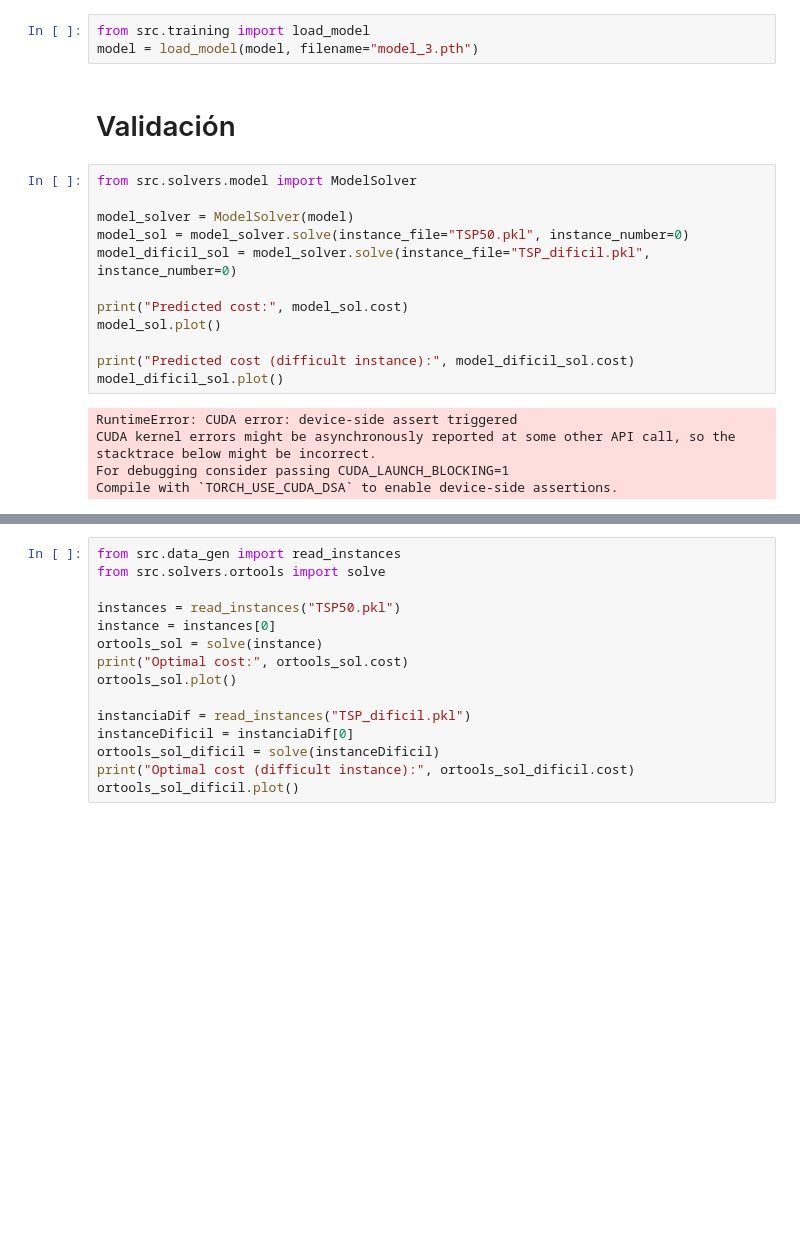
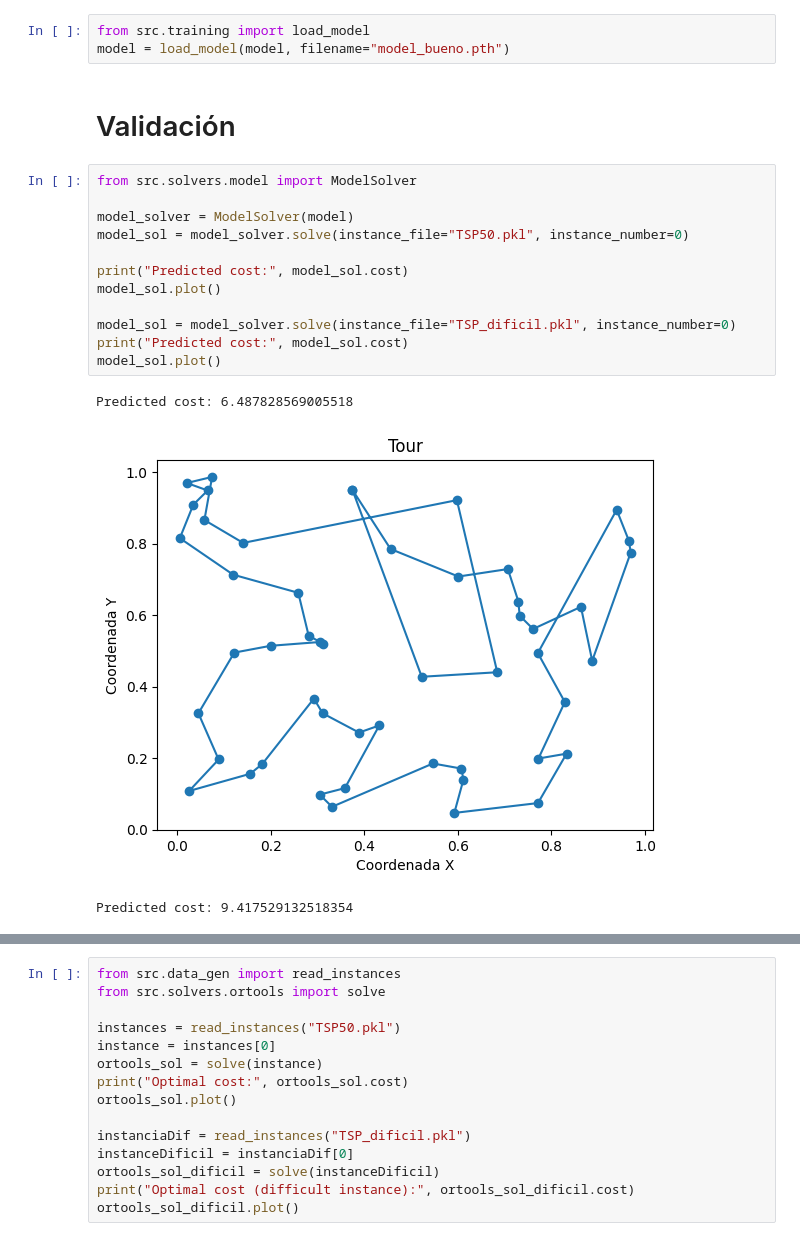
Before and after one commit to felipe-astudillo-s/TransformerTSP, a Jupyter notebook: frameworkTsp/main.ipynb, the cells around one changed output, grey strips where cells are left out. Drawn from its saved outputs; the diff is of its cells as text; blank space fills up the shorter version.

Commit message:
probando modelos nuevos

```diff
--- a/frameworkTsp/main.ipynb
+++ b/frameworkTsp/main.ipynb
@@ -60,23 +79,22 @@ from src.training import save_model
 save_model(model, filename="model_bueno.pth")
 # %%
 from src.training import load_model
-model = load_model(model, filename="model_3.pth")
+model = load_model(model, filename="model_bueno.pth")
 # %% [markdown]
 # Validación
 # %%
 from src.solvers.model import ModelSolver
 
 model_solver = ModelSolver(model)
 model_sol = model_solver.solve(instance_file="TSP50.pkl", instance_number=0)
-model_dificil_sol = model_solver.solve(instance_file="TSP_dificil.pkl", instance_number=0)
 
 print("Predicted cost:", model_sol.cost)
 model_sol.plot()
 
-print("Predicted cost (difficult instance):", model_dificil_sol.cost)
-model_dificil_sol.plot()
+model_sol = model_solver.solve(instance_file="TSP_dificil.pkl", instance_number=0)
+print("Predicted cost:", model_sol.cost)
+model_sol.plot()
 # %% [output]
-RuntimeError: CUDA error: device-side assert triggered
-CUDA kernel errors might be asynchronously reported at some other API call, so the stacktrace below might be incorrect.
-For debugging consider passing CUDA_LAUNCH_BLOCKING=1
-Compile with `TORCH_USE_CUDA_DSA` to enable device-side assertions.
+Predicted cost: 6.487828569005518
+[figure, added]
+Predicted cost: 9.417529132518354
```
Also changed, not shown: parts of 8 cells of this notebook, 12 other files.
